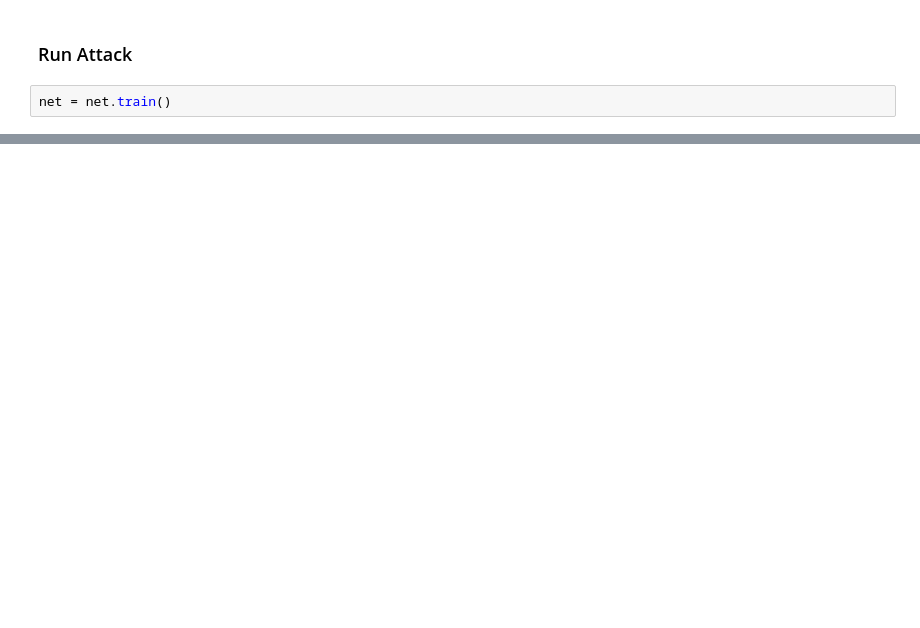
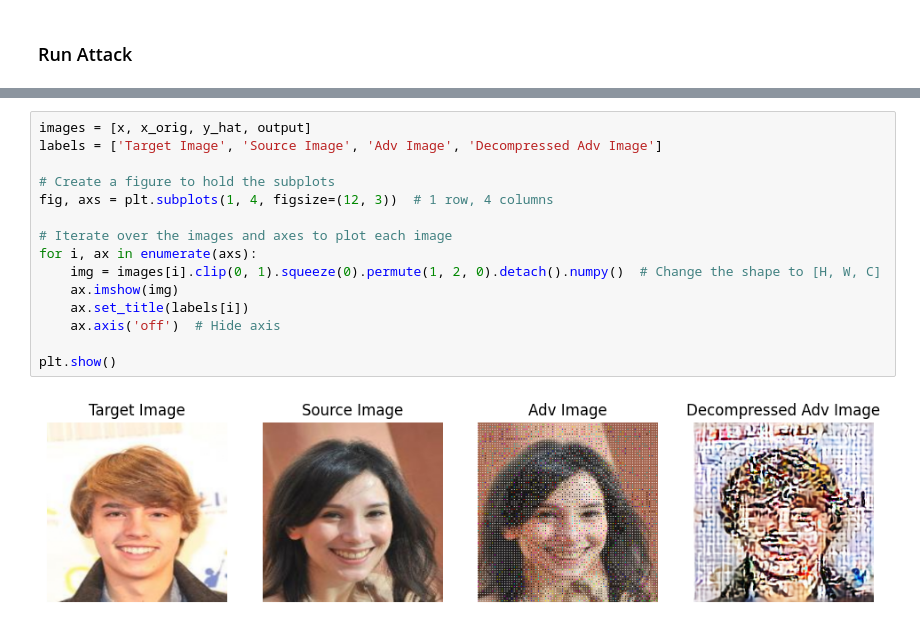
Before and after one commit to neddamj/nicsec, a Jupyter notebook: attack_neural_compression.ipynb, the cells around one changed output, grey strips where cells are left out. Drawn from its saved outputs; the diff is of its cells as text; blank space fills up the shorter version.

```diff
--- a/attack_neural_compression.ipynb
+++ b/attack_neural_compression.ipynb
@@ -238,5 +46,3 @@ Parameters: 2998147
 # %% [markdown]
 ### Run Attack
-# %%
-net = net.train()
 # %%
@@ -286,0 +143,17 @@ Clipping input data to the valid range for imshow with RGB data ([0..1] for floa
+# %%
+images = [x, x_orig, y_hat, output]
+labels = ['Target Image', 'Source Image', 'Adv Image', 'Decompressed Adv Image']
+
+# Create a figure to hold the subplots
+fig, axs = plt.subplots(1, 4, figsize=(12, 3))  # 1 row, 4 columns
+
+# Iterate over the images and axes to plot each image
+for i, ax in enumerate(axs):
+    img = images[i].clip(0, 1).squeeze(0).permute(1, 2, 0).detach().numpy()  # Change the shape to [H, W, C]
+    ax.imshow(img)
+    ax.set_title(labels[i])
+    ax.axis('off')  # Hide axis
+
+plt.show()
+# %% [output]
+[figure, added]
```
Also changed, not shown: parts of 20 cells of this notebook, 1 other file.
